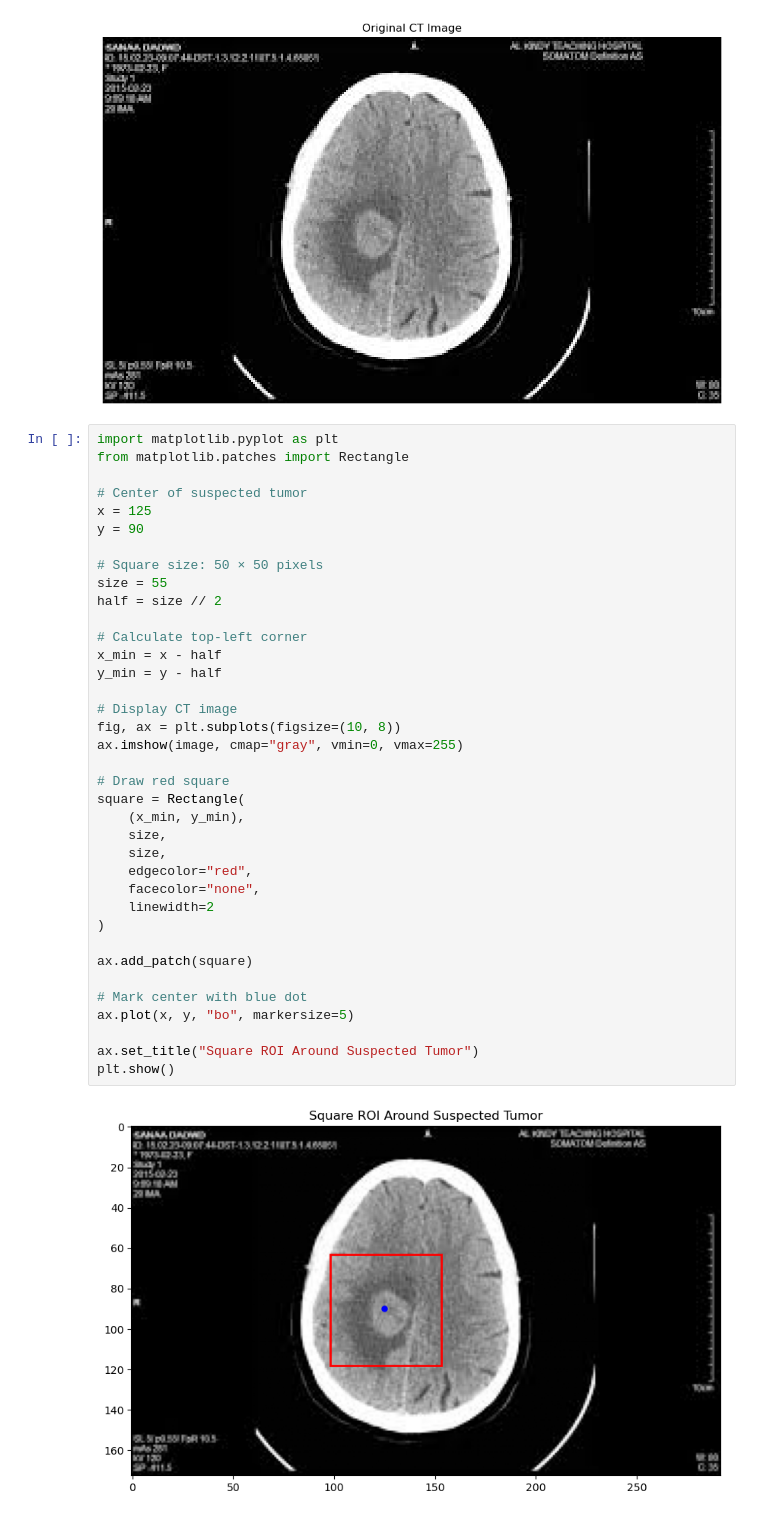
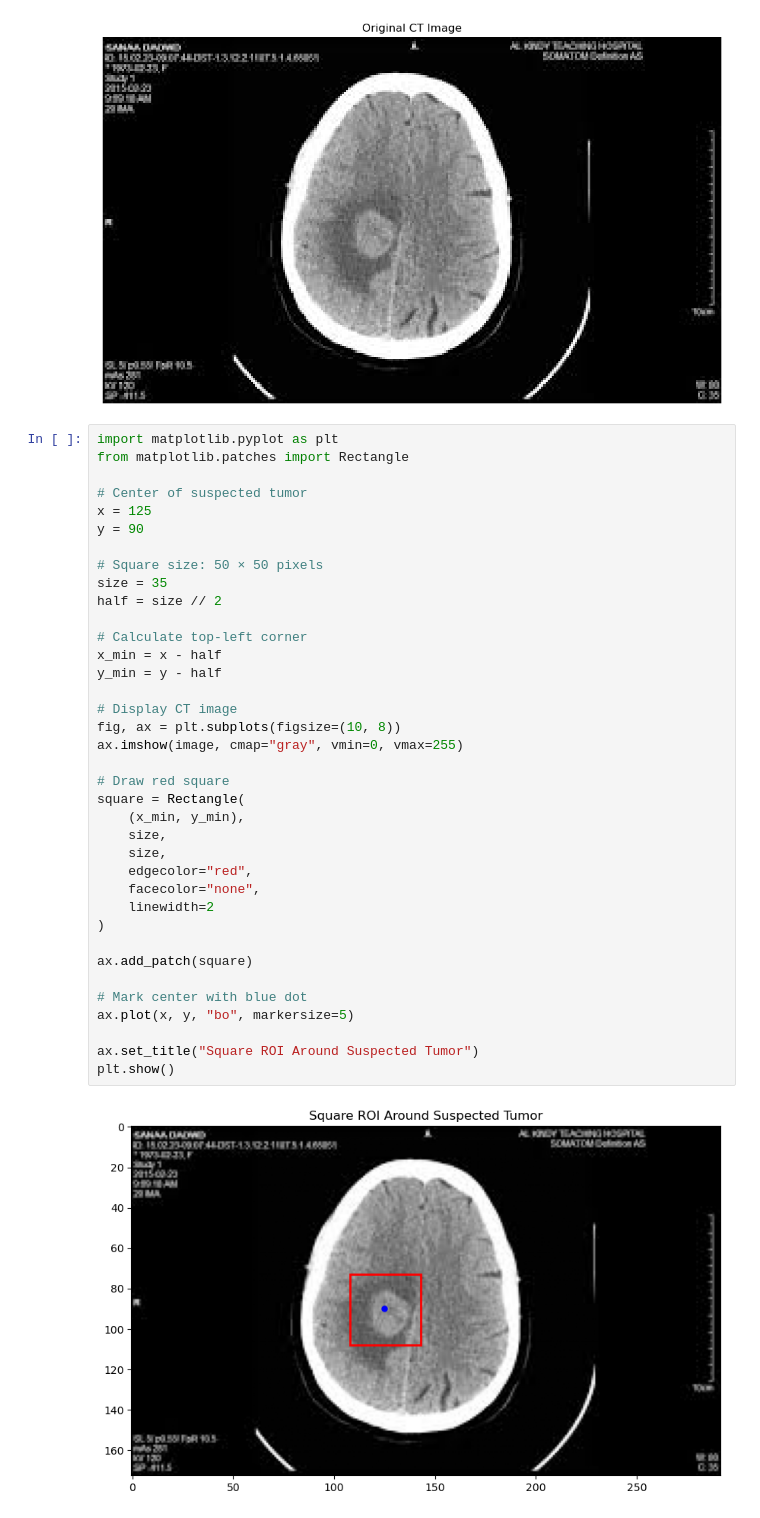
Before and after one commit to samson4321/CT-Tumor-Segmentation-1, a Jupyter notebook: manual_threshold_selection-1.ipynb, the cells around one changed output. Cells and saved outputs as stored; diff of their text form.

```diff
--- a/manual_threshold_selection-1.ipynb
+++ b/manual_threshold_selection-1.ipynb
@@ -29,36 +29,36 @@ x = 125
 y = 90
 
 # Square size: 50 × 50 pixels
-size = 55
+size = 35
 half = size // 2
 
 # Calculate top-left corner
 x_min = x - half
 y_min = y - half
 
 # Display CT image
 fig, ax = plt.subplots(figsize=(10, 8))
 ax.imshow(image, cmap="gray", vmin=0, vmax=255)
 
 # Draw red square
 square = Rectangle(
     (x_min, y_min),
     size,
     size,
     edgecolor="red",
     facecolor="none",
     linewidth=2
 )
 
 ax.add_patch(square)
 
 # Mark center with blue dot
 ax.plot(x, y, "bo", markersize=5)
 
 ax.set_title("Square ROI Around Suspected Tumor")
 plt.show()
 # %% [output]
-[figure, old version]
+[figure, new version]
 # %%
 roi = image[y_min:y_min+size, x_min:x_min+size]
 plt.figure(figsize=(8, 4))
```
Also changed, not shown: parts of 3 cells of this notebook, 3 other files.
